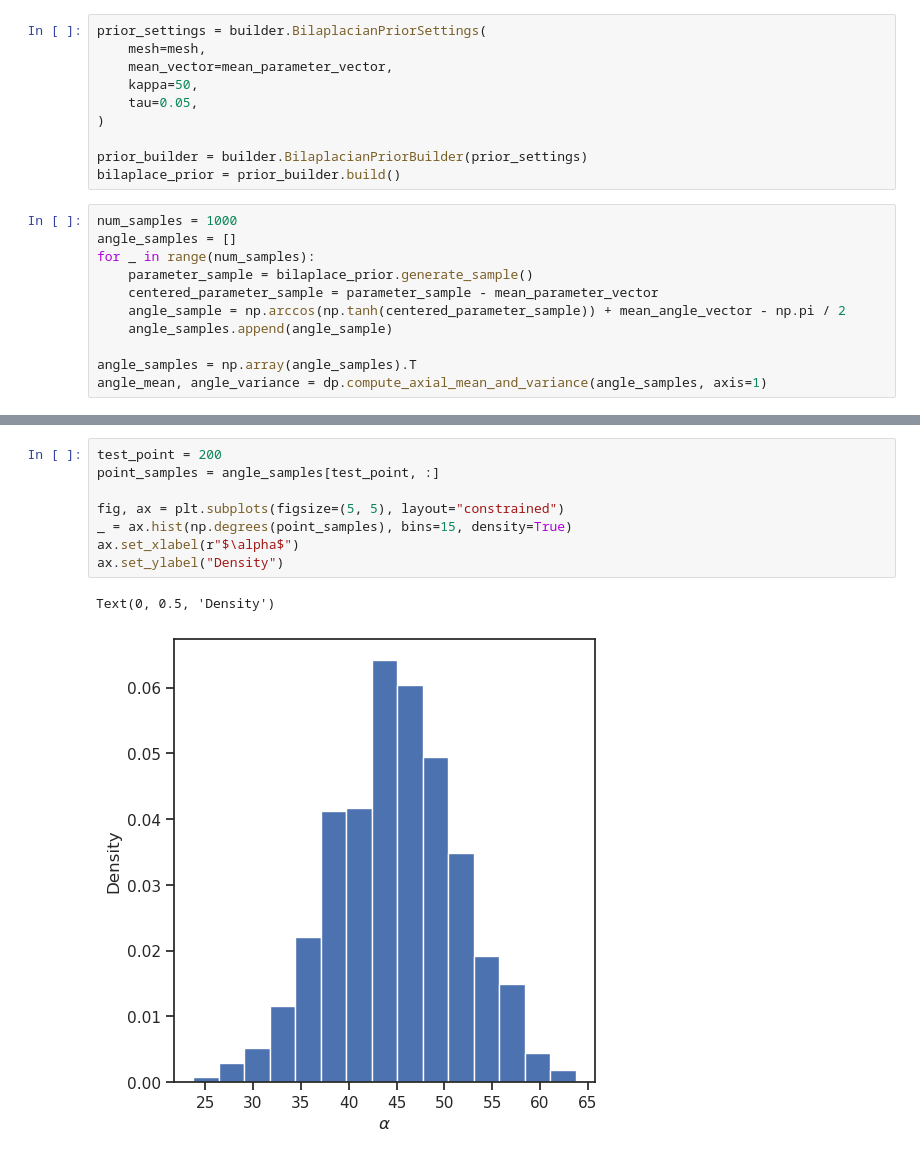
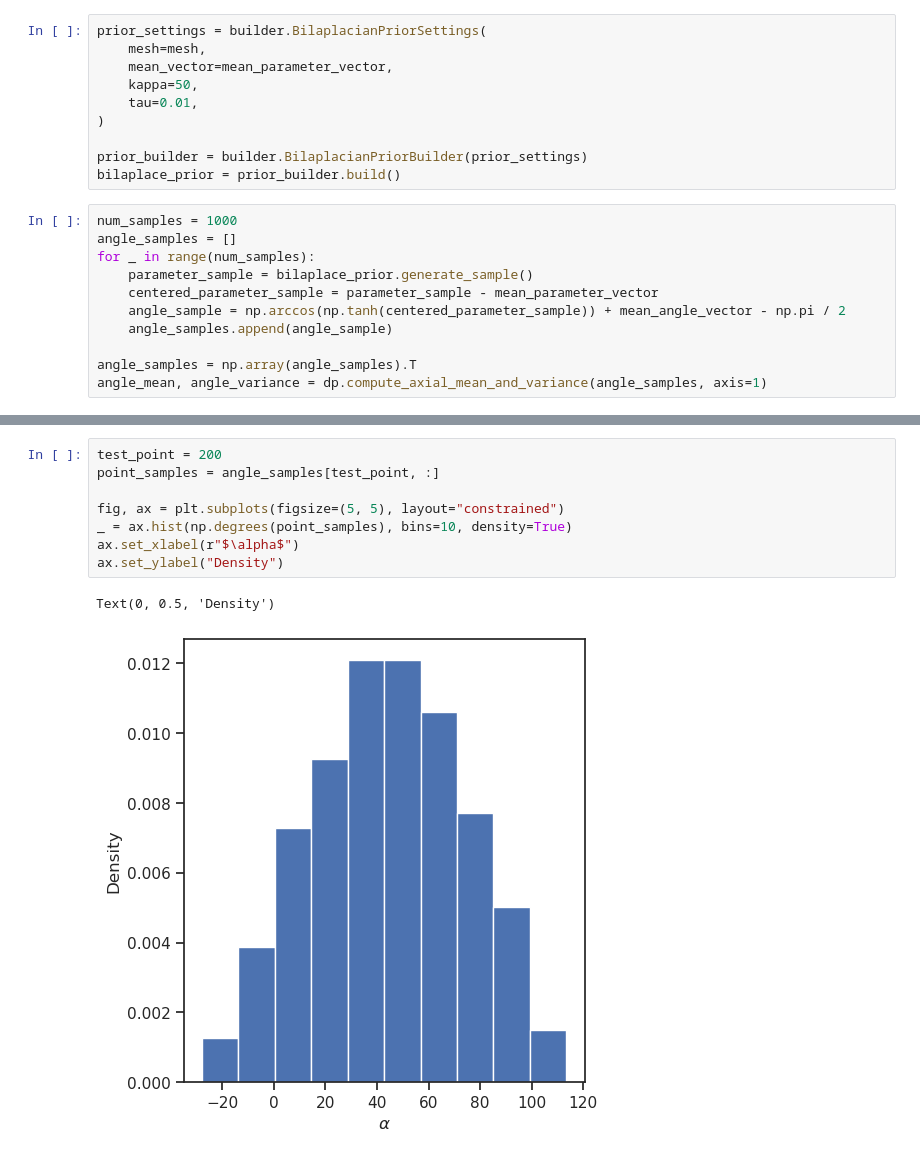
Before and after one commit to maximilian-kruse/Cardiac-Electrophysiology, a Jupyter notebook: notebooks/component_tests/prior_test.ipynb, the cells around one changed output, grey strips where cells are left out. Saved outputs shown, nothing was run; the diff lists cells and outputs as text.

```diff
--- a/notebooks/component_tests/prior_test.ipynb
+++ b/notebooks/component_tests/prior_test.ipynb
@@ -28,7 +28,7 @@ prior_settings = builder.BilaplacianPriorSettings(
     mesh=mesh,
     mean_vector=mean_parameter_vector,
     kappa=50,
-    tau=0.05,
+    tau=0.01,
 )
 
 prior_builder = builder.BilaplacianPriorBuilder(prior_settings)
@@ -71,11 +71,11 @@ plt.show()
 # %%
 test_point = 200
 point_samples = angle_samples[test_point, :]
 
 fig, ax = plt.subplots(figsize=(5, 5), layout="constrained")
-_ = ax.hist(np.degrees(point_samples), bins=15, density=True)
+_ = ax.hist(np.degrees(point_samples), bins=10, density=True)
 ax.set_xlabel(r"$\alpha$")
 ax.set_ylabel("Density")
 # %% [output]
 Text(0, 0.5, 'Density')
-[figure, old version]
+[figure, new version]
```
Also changed, not shown: parts of 1 cell of this notebook, 2 other files.
